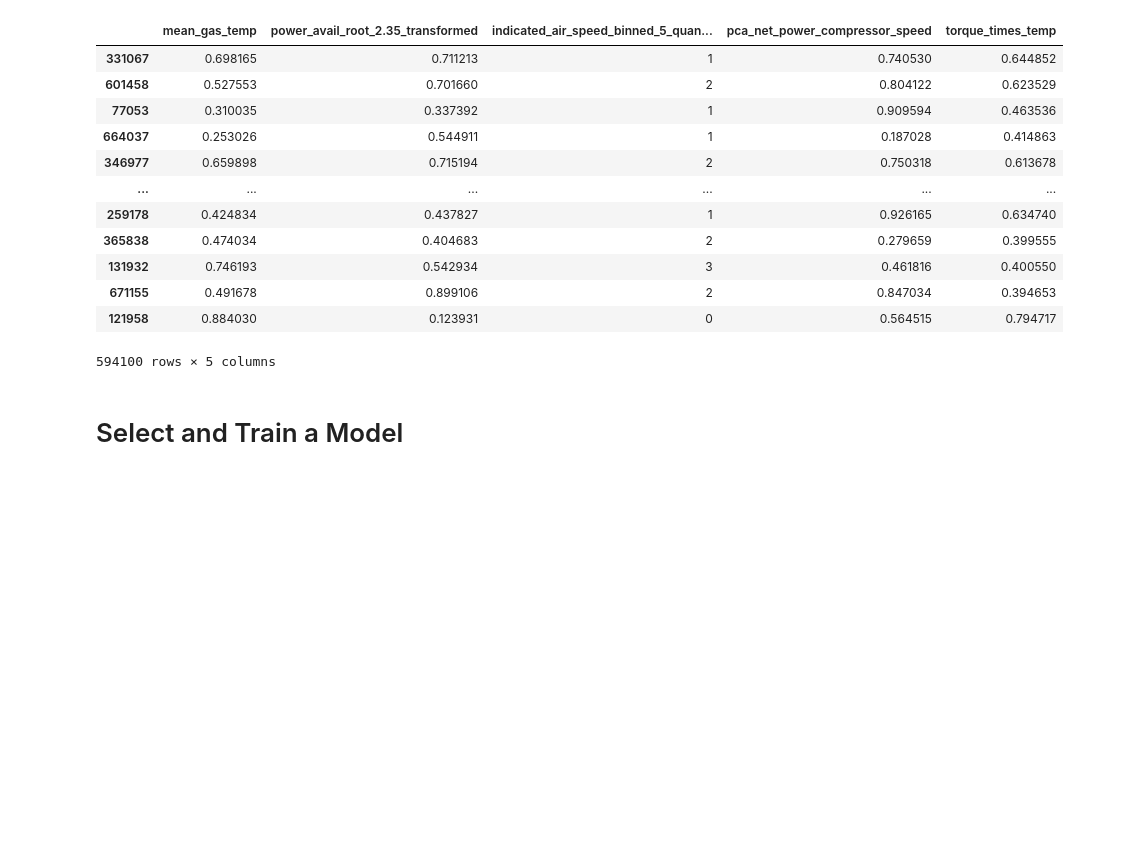
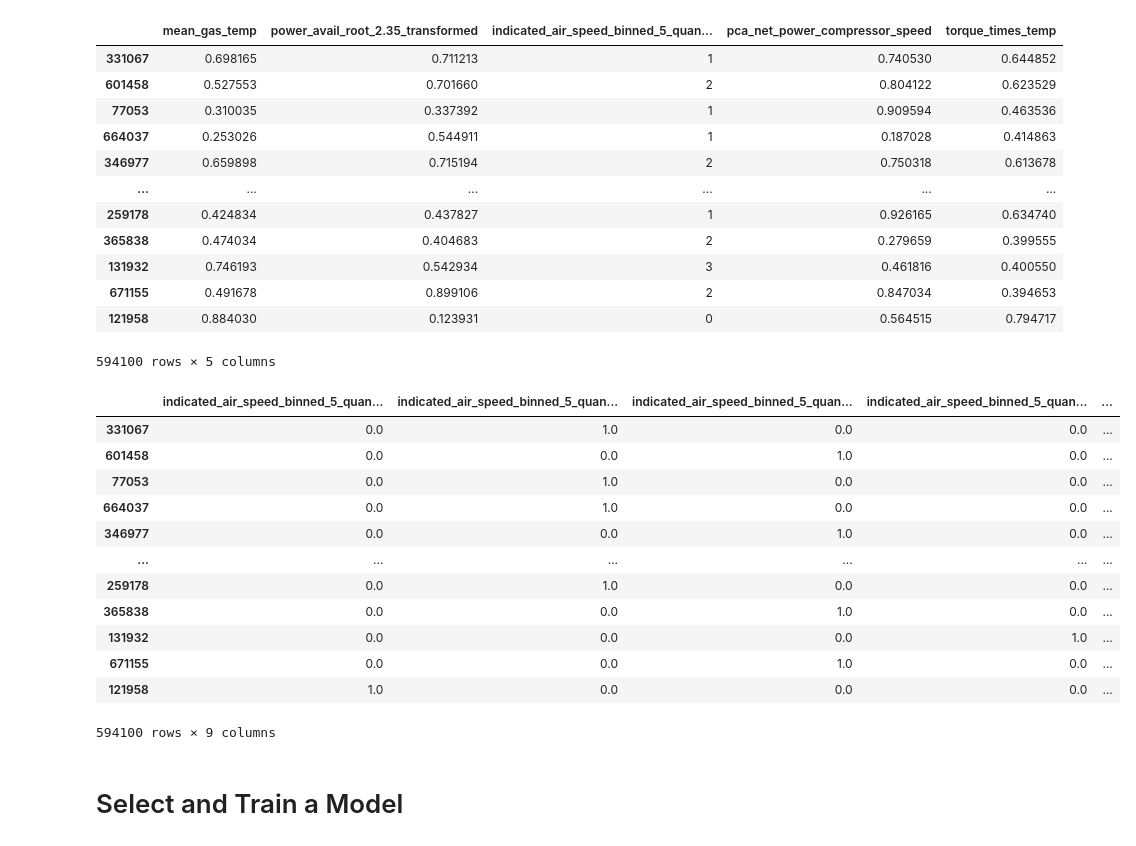
Before and after one commit to TizianoCosta/AML_2425_FinalProject, a Jupyter notebook: notebook/regressione_logistica_3.ipynb, the cells around one changed output. Saved outputs shown, nothing was run; the diff lists cells and outputs as text; code cells hidden in the pictures; blank space fills up the shorter version.

Commit message:
confronto con il onehotencoding

```diff
--- a/notebook/regressione_logistica_3.ipynb
+++ b/notebook/regressione_logistica_3.ipynb
@@ -832,7 +832,7 @@ Index(['mean_gas_temp', 'power_avail_root_2.35_transformed',
 
 import pandas as pd
 # Update the pipeline to include the new transformations and OneHotEncoder
-preprocessing = Pipeline([
+preprocessing_OH = Pipeline([
     ('rename_features', FeatureRenamer(column_names=new_names_for_train_data[:-1])), # Exclude 'health_state' if not in data_train_x
     ('custom_root_power_avail', CustomRootTransformer(root_transformations={'power_avail': 2.35})),
     ('binned_air_speed', BinnedQualitativeTransformer(binning_config={'indicated_air_speed': (5, 'quantile')})),
@@ -858,7 +858,7 @@ preprocessing = Pipeline([
 
 # Apply the updated pipeline to data_train_x
 # The output of ColumnTransformer is a numpy array when remainder='passthrough'
-data_train_processed_x_array = preprocessing.fit_transform(data_train_x)
+data_train_processed_x_array = preprocessing_OH.fit_transform(data_train_x)
 
 # To work with it as a DataFrame again (optional but often useful)
 # We need to reconstruct the DataFrame. This requires knowing the column names after transformations.
@@ -867,7 +867,7 @@ data_train_processed_x_array = preprocessing.fit_transform(data_train_x)
 # Getting the new column names from OneHotEncoder is also needed.
 # Let's get the feature names out of the pipeline
 # Get names from OneHotEncoder
-onehot_feature_names = list(preprocessing.named_steps['one_hot_encode_binned_air_speed'].named_transformers_['onehot'].get_feature_names_out(['indicated_air_speed_binned_5_quantile']))
+onehot_feature_names = list(preprocessing_OH.named_steps['one_hot_encode_binned_air_speed'].named_transformers_['onehot'].get_feature_names_out(['indicated_air_speed_binned_5_quantile']))
 
 # Get names of remaining columns after OneHotEncoder (these come from the 'passthrough' remainder)
 # The order of columns in the output array from ColumnTransformer with 'passthrough' is:
@@ -892,12 +892,12 @@ remainder_feature_names = [col for col in intermediate_data_train.columns if col
 all_processed_feature_names = onehot_feature_names + remainder_feature_names
 
 # Create a DataFrame from the processed numpy array with the correct column names
-data_train_processed_x = pd.DataFrame(data_train_processed_x_array, columns=all_processed_feature_names, index=data_train_x.index)
+data_train_processed_x_OH = pd.DataFrame(data_train_processed_x_array, columns=all_processed_feature_names, index=data_train_x.index)
 
 
 print("\nPipeline with all transformations and column dropping applied to data_train_x:")
-print(data_train_processed_x.head())
-print(data_train_processed_x.columns) # Check the new columns and dropped columns
+print(data_train_processed_x_OH.head())
+print(data_train_processed_x_OH.columns) # Check the new columns and dropped columns
 
 # You can now combine data_train_processed_x with data_train_y for modeling
 # final_train_data = pd.concat([data_train_processed_x, data_train_y], axis=1)
@@ -979,6 +984,22 @@ data_train_processed_x
 | 671155 | 0.491678 | 0.899106 | 2 | 0.847034 | 0.394653 |
 | 121958 | 0.884030 | 0.123931 | 0 | 0.564515 | 0.794717 |
 594100 rows × 5 columns
+# %%
+data_train_processed_x_OH
+# %% [output]
+|  | indicated_air_speed_binned_5_quan... | indicated_air_speed_binned_5_quan... | indicated_air_speed_binned_5_quan... | indicated_air_speed_binned_5_quan... | ... |
+| 331067 | 0.0 | 1.0 | 0.0 | 0.0 | ... |
+| 601458 | 0.0 | 0.0 | 1.0 | 0.0 | ... |
+| 77053 | 0.0 | 1.0 | 0.0 | 0.0 | ... |
+| 664037 | 0.0 | 1.0 | 0.0 | 0.0 | ... |
+| 346977 | 0.0 | 0.0 | 1.0 | 0.0 | ... |
+| ... | ... | ... | ... | ... | ... |
+| 259178 | 0.0 | 1.0 | 0.0 | 0.0 | ... |
+| 365838 | 0.0 | 0.0 | 1.0 | 0.0 | ... |
+| 131932 | 0.0 | 0.0 | 0.0 | 1.0 | ... |
+| 671155 | 0.0 | 0.0 | 1.0 | 0.0 | ... |
+| 121958 | 1.0 | 0.0 | 0.0 | 0.0 | ... |
+594100 rows × 9 columns
 # %% [markdown]
 # Select and Train a Model
 # %% [markdown]
```
Also changed, not shown: parts of 6 cells of this notebook.
